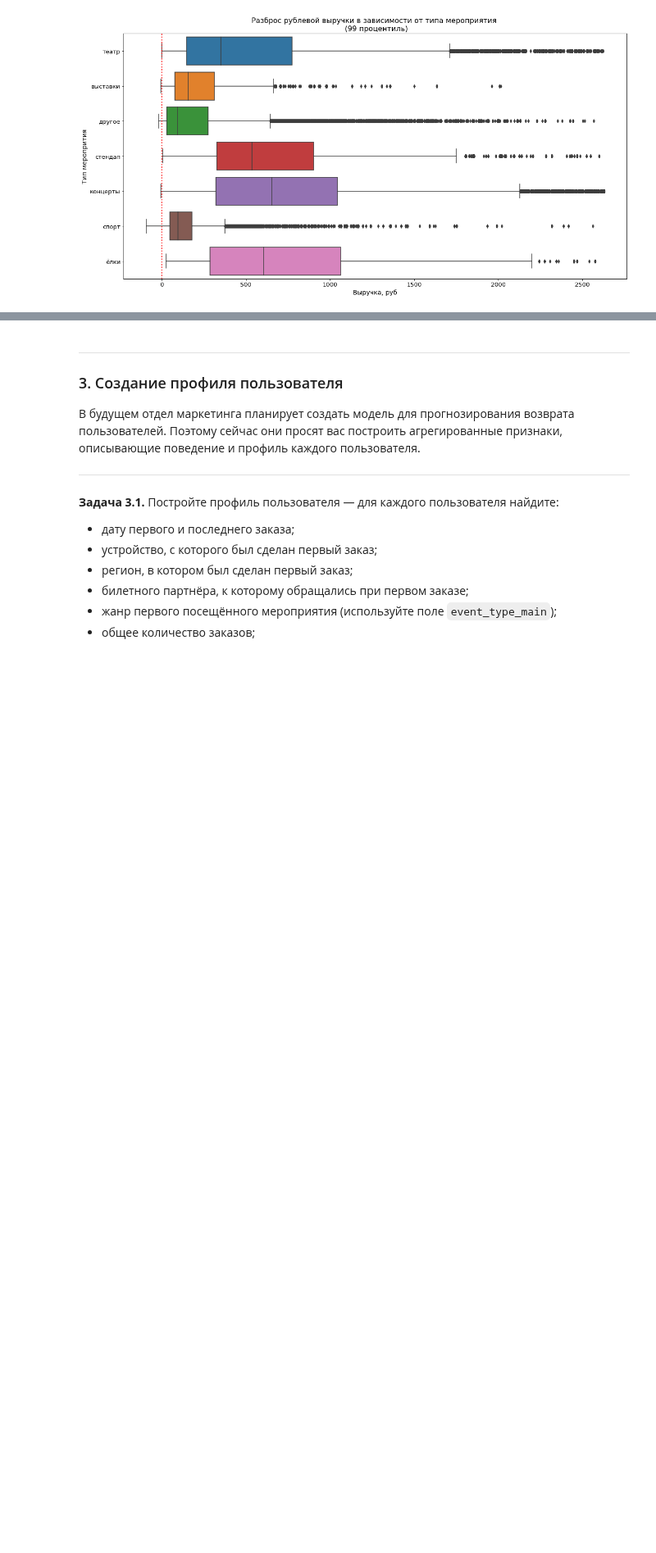
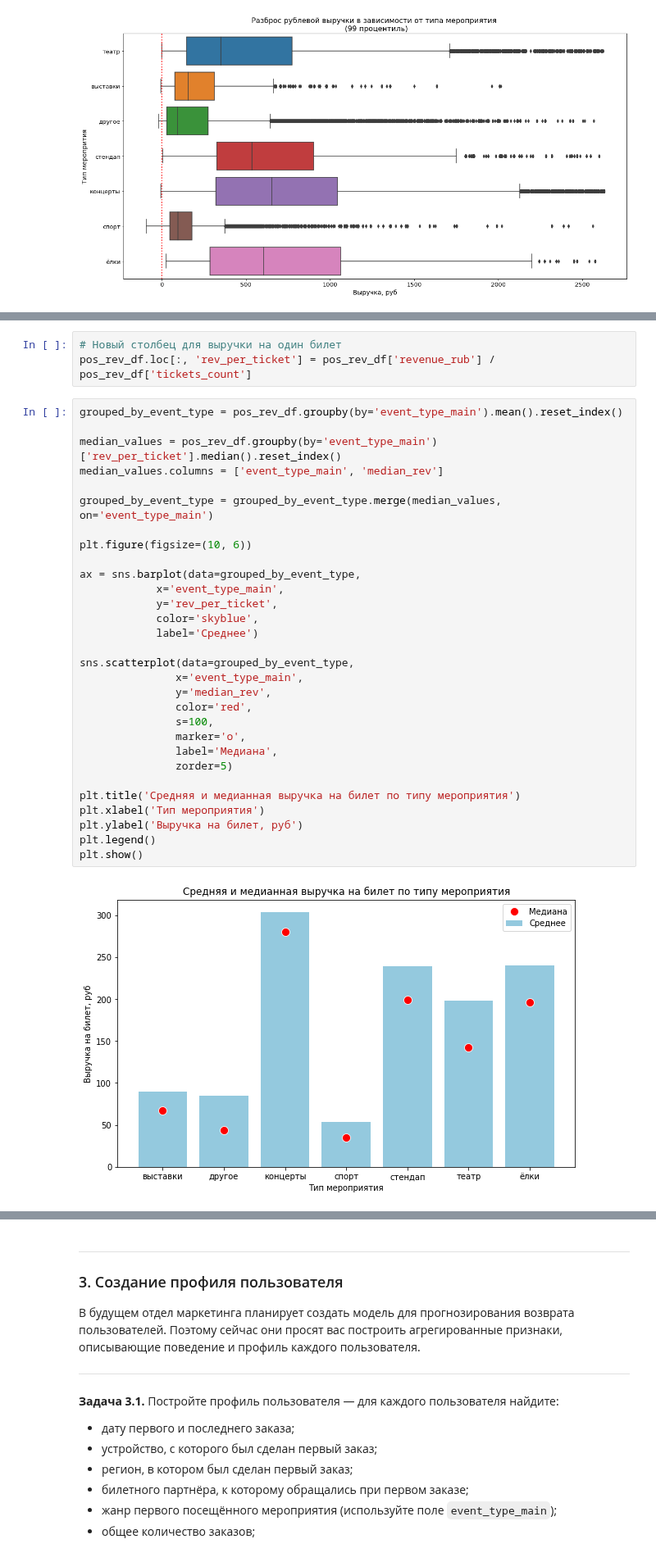
Before and after one commit to blbl-blbl/yandex_practicum_Data_Science_Course, a Jupyter notebook: Module_2_Python_Preprocessing/Final_project_of_2_module.ipynb, the cells around one changed output, grey strips where cells are left out. Shown at 82% size. Cells and saved outputs as stored; diff of their text form; blank space fills up the shorter version.

```diff
--- a/Module_2_Python_Preprocessing/Final_project_of_2_module.ipynb
+++ b/Module_2_Python_Preprocessing/Final_project_of_2_module.ipynb
@@ -392,0 +357,35 @@ plt.show()
+# %%
+# Новый столбец для выручки на один билет
+pos_rev_df.loc[:, 'rev_per_ticket'] = pos_rev_df['revenue_rub'] / pos_rev_df['tickets_count']
+# %%
+grouped_by_event_type = pos_rev_df.groupby(by='event_type_main').mean().reset_index()
+
+median_values = pos_rev_df.groupby(by='event_type_main')['rev_per_ticket'].median().reset_index()
+median_values.columns = ['event_type_main', 'median_rev']
+
+grouped_by_event_type = grouped_by_event_type.merge(median_values, on='event_type_main')
+
+plt.figure(figsize=(10, 6))
+
+ax = sns.barplot(data=grouped_by_event_type,
+            x='event_type_main',
+            y='rev_per_ticket',
+            color='skyblue',
+            label='Среднее')
+
+sns.scatterplot(data=grouped_by_event_type,
+               x='event_type_main',
+               y='median_rev',
+               color='red',
+               s=100,
+               marker='o',
+               label='Медиана',
+               zorder=5)
+
+plt.title('Средняя и медианная выручка на билет по типу мероприятия')
+plt.xlabel('Тип мероприятия')
+plt.ylabel('Выручка на билет, руб')
+plt.legend()
+plt.show()
+# %% [output]
+[figure, added]
```
Also changed, not shown: parts of 29 cells of this notebook.
